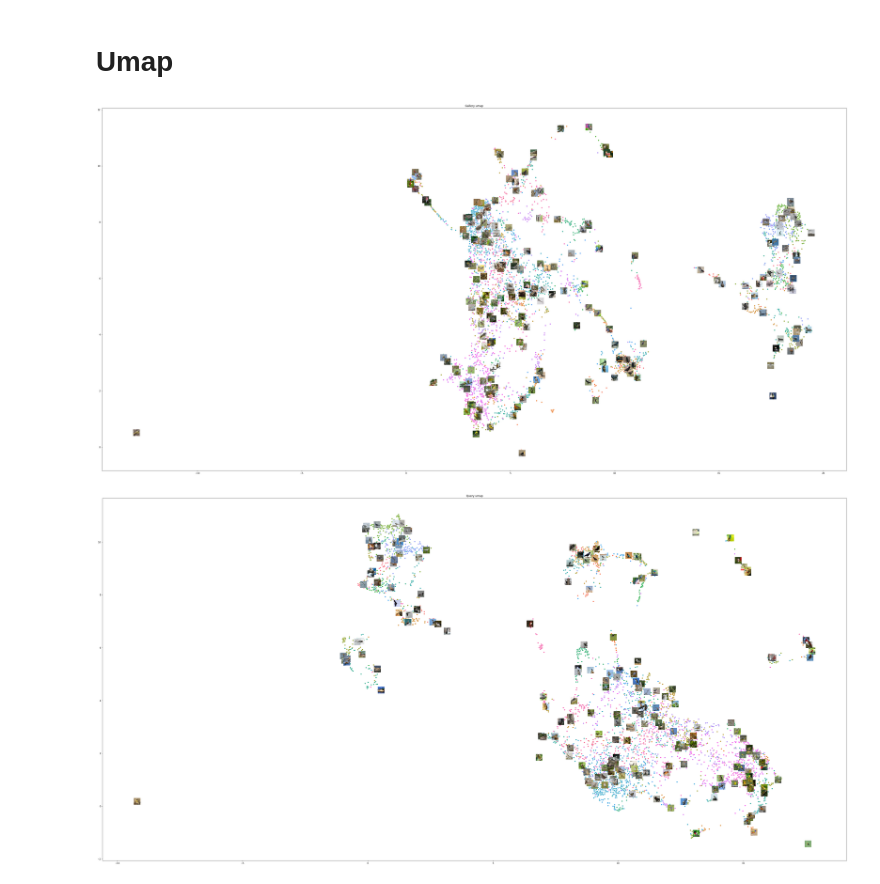
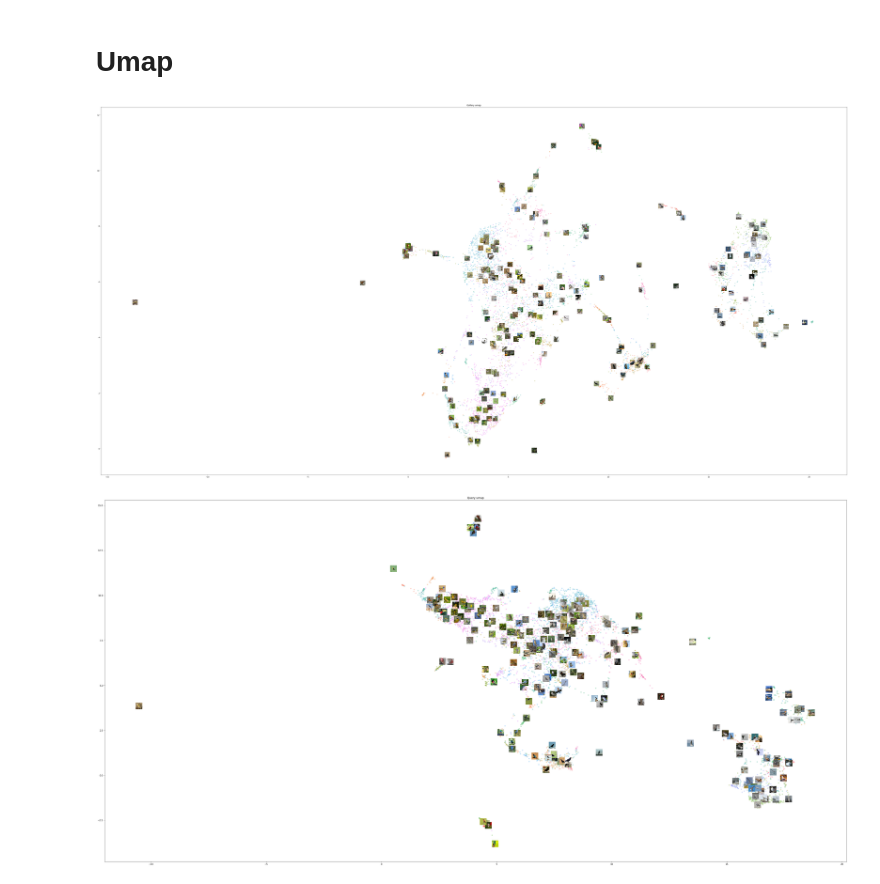
Before and after one commit to btseytlin/metric_experiments, a Jupyter notebook: result_inspection.ipynb, the cells around one changed output. Drawn from its saved outputs; the diff is of its cells as text; code cells hidden in the pictures.

Commit message:
Add wesome UMAP plot

```diff
--- a/result_inspection.ipynb
+++ b/result_inspection.ipynb
@@ -313,27 +313,34 @@ def plot_umap(dataset, embeddings, labels):
     #plt.scatter(x=reduced_x[:1], y=reduced_y[:1])
 
     _, uniq_label_idx = np.unique(labels, return_index=True)
-    for i in uniq_label_idx:
+    for ix, i in enumerate(uniq_label_idx):
         img, label = dataset[i]
         img = plotting_transform(img)
         npimg = np.array(img)
-        x, y = reduced_x[i], reduced_y[i]
+
+        if ix+1 < len(uniq_label_idx):
+            x, y = reduced_x[i:uniq_label_idx[ix+1]].mean(), reduced_y[i:uniq_label_idx[ix+1]].mean()
+        else:
+            x, y = reduced_x[i:].mean(), reduced_y[i:].mean()
+
+
         ab = AnnotationBbox(OffsetImage(npimg), (x, y), frameon=False)
         ax = plt.gca()
         ax.add_artist(ab)
 
-    sns.scatterplot(x=reduced_x, y=reduced_y, hue=str_labels, legend=False)
+    sns.scatterplot(x=reduced_x, y=reduced_y, hue=str_labels, legend=False, alpha=0.3)
 # %%
 plt.figure(figsize=(60, 30))
 plot_umap(gallery_dataset, gallery_embeddings, gallery_labels)
 plt.title("Gallery umap")
+plt.tight_layout()
 plt.show()
 # %% [output]
-[figure, old version]
+[figure, new version]
 # %%
 plt.figure(figsize=(60, 30))
 plot_umap(query_dataset, query_embeddings, query_labels)
 plt.title("Query umap")
 plt.show()
 # %% [output]
-[figure, old version]
+[figure, new version]
```
